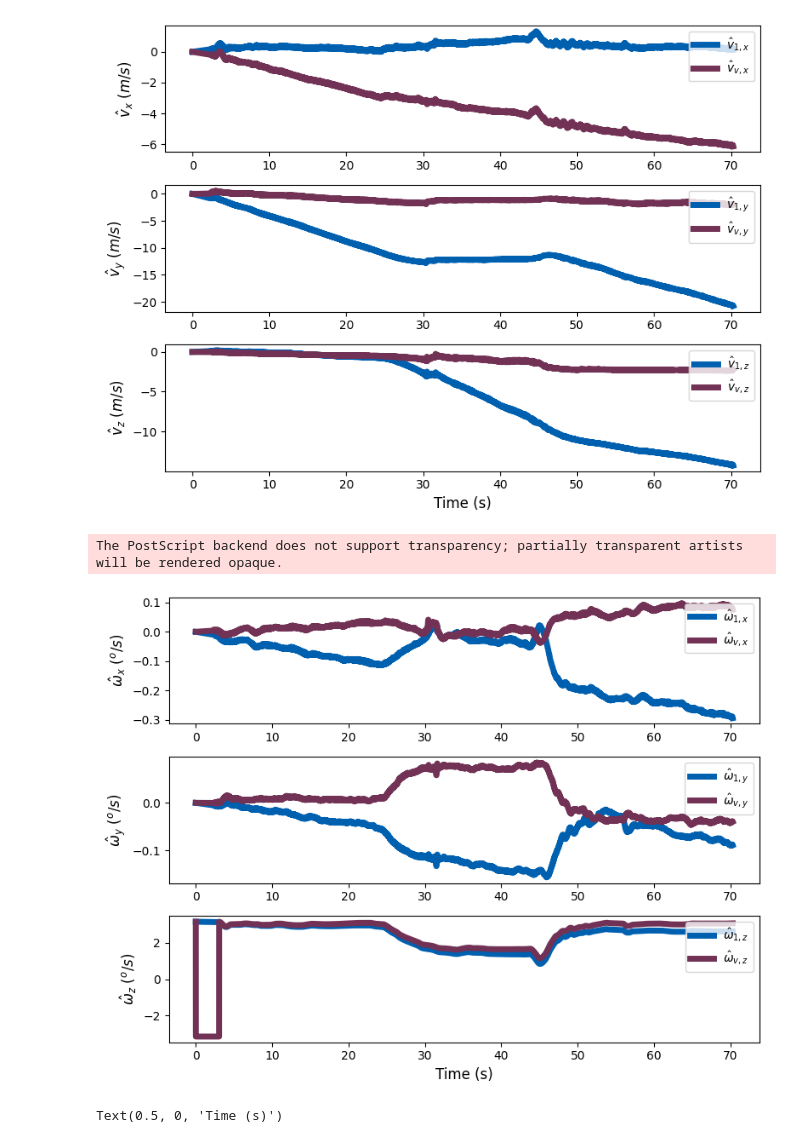
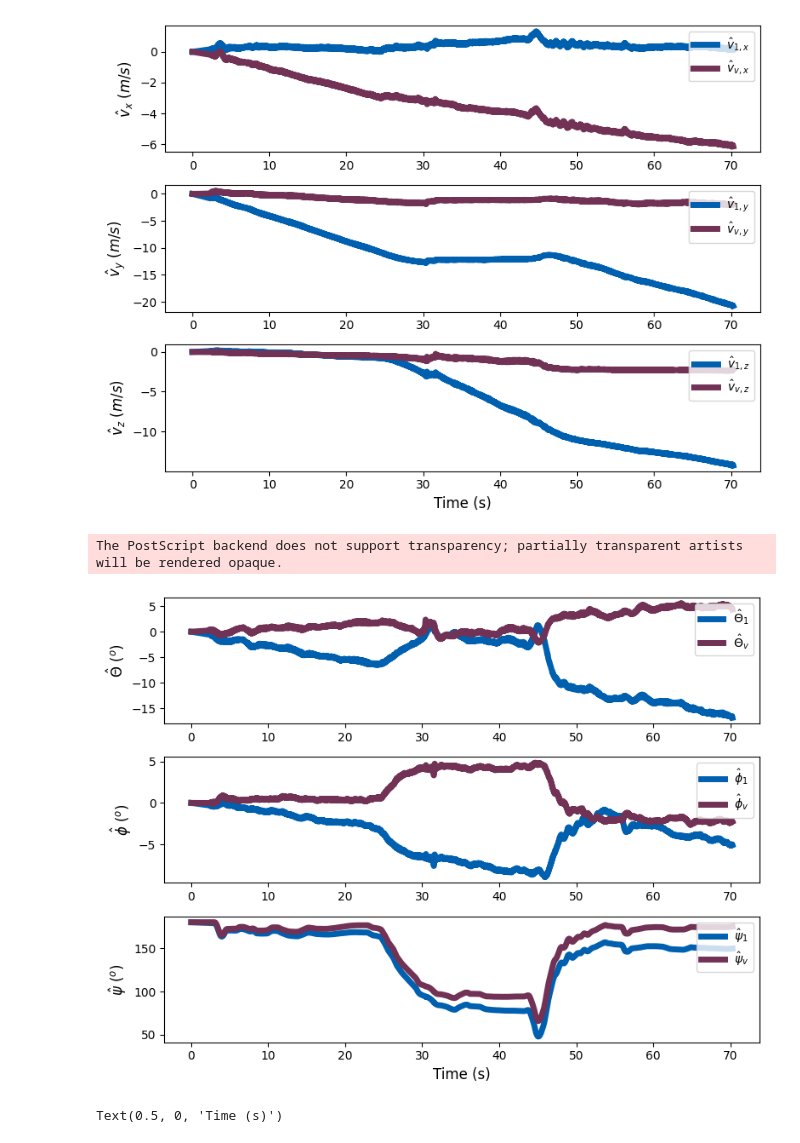
Before and after one commit to schoi355/multi_imu_fusion, a Jupyter notebook: MagPIE/inertial_navigation.ipynb, the cells around one changed output. Saved outputs shown, nothing was run; the diff lists cells and outputs as text; code cells hidden in the pictures.

Commit message:
[FIX] plotting euler orientations

```diff
--- a/MagPIE/inertial_navigation.ipynb
+++ b/MagPIE/inertial_navigation.ipynb
@@ -532,31 +532,35 @@ plt.savefig('../images/velocity.png')
 The PostScript backend does not support transparency; partially transparent artists will be rendered opaque.
 [figure]
 # %%
-r1 = R.from_quat(q_hat_1[:, [1, 2, 3, 0]])  # Reorder to (x, y, z, w) format
-euler1 = r1.as_euler('xyz', degrees=False)  # 'xyz' for roll, pitch, yaw
-rv = R.from_quat(q_hat_v[:, [1, 2, 3, 0]])  # Reorder to (x, y, z, w) format
-eulerv = rv.as_euler('xyz', degrees=False)  # 'xyz' for roll, pitch, yaw
+r1 = R.from_quat(q_hat_1[:, [1, 2, 3, 0]])
+euler1 = r1.as_euler('xyz', degrees=True)
+rv = R.from_quat(q_hat_v[:, [1, 2, 3, 0]])
+eulerv = rv.as_euler('xyz', degrees=True)
+euler1[:, 2] = np.mod(euler1[:, 2], 360)
+euler1[:, 2] = np.where(euler1[:, 2] < 0, euler1[:, 2] + 360, euler1[:, 2])
+eulerv[:, 2] = np.mod(eulerv[:, 2], 360)
+eulerv[:, 2] = np.where(eulerv[:, 2] < 0, eulerv[:, 2] + 360, eulerv[:, 2])
 
 fig, ax = plt.subplots(3, 1, figsize = (8, 6))
-ax[0].plot(T, euler1[:,0], linewidth=5, color = "#0060B0", label = "$\hat{\omega}_{1,x}$")
-ax[0].plot(T, eulerv[:,0], linewidth=5, color = "#723255", label = "$\hat{\omega}_{v,x}$")
-ax[1].plot(T, euler1[:,1], linewidth=5, color = "#0060B0", label = "$\hat{\omega}_{1,y}$")
-ax[1].plot(T, eulerv[:,1], linewidth=5, color = "#723255", label = "$\hat{\omega}_{v,y}$")
-ax[2].plot(T, euler1[:,2], linewidth=5, color = "#0060B0", label = "$\hat{\omega}_{1,z}$")
-ax[2].plot(T, eulerv[:,2], linewidth=5, color = "#723255", label = "$\hat{\omega}_{v,z}$")
-ax[0].set_ylabel("$\hat{\omega}_x$ ($^o/s$)", fontsize=12)
-ax[1].set_ylabel("$\hat{\omega}_y$ ($^o/s$)", fontsize=12)
-ax[2].set_ylabel("$\hat{\omega}_z$ ($^o/s$)", fontsize=12)
+ax[0].plot(T, euler1[:,0], linewidth=5, color = "#0060B0", label = "$\hat{\Theta}_{1}$")
+ax[0].plot(T, eulerv[:,0], linewidth=5, color = "#723255", label = "$\hat{\Theta}_{v}$")
+ax[1].plot(T, euler1[:,1], linewidth=5, color = "#0060B0", label = "$\hat{\phi}_{1}$")
+ax[1].plot(T, eulerv[:,1], linewidth=5, color = "#723255", label = "$\hat{\phi}_{v}$")
+ax[2].plot(T, euler1[:,2], linewidth=5, color = "#0060B0", label = "$\hat{\psi}_{1}$")
+ax[2].plot(T, eulerv[:,2], linewidth=5, color = "#723255", label = "$\hat{\psi}_{v}$")
+ax[0].set_ylabel("$\hat{\Theta}$ ($^o$)", fontsize=12)
+ax[1].set_ylabel("$\hat{\phi}$ ($^o$)", fontsize=12)
+ax[2].set_ylabel("$\hat{\psi}$ ($^o$)", fontsize=12)
 ax[2].set_xlabel("Time (s)", fontsize=12)
 ax[0].legend(loc='upper right')
 ax[1].legend(loc='upper right')
 ax[2].legend(loc='upper right')
 fig.tight_layout()
 plt.savefig('../images/euler.eps')
 plt.savefig('../images/euler.png')
 # %% [output]
 The PostScript backend does not support transparency; partially transparent artists will be rendered opaque.
-[figure, old version]
+[figure, new version]
 # %%
 fig, ax = plt.subplots(3, 1, figsize = (16, 6))
 ax[0].plot(T, y_acc[:,0], linewidth=5, color = "#0060B0", label = "$\hat{v}_x$")
```
Also changed, not shown: 2 other files.
